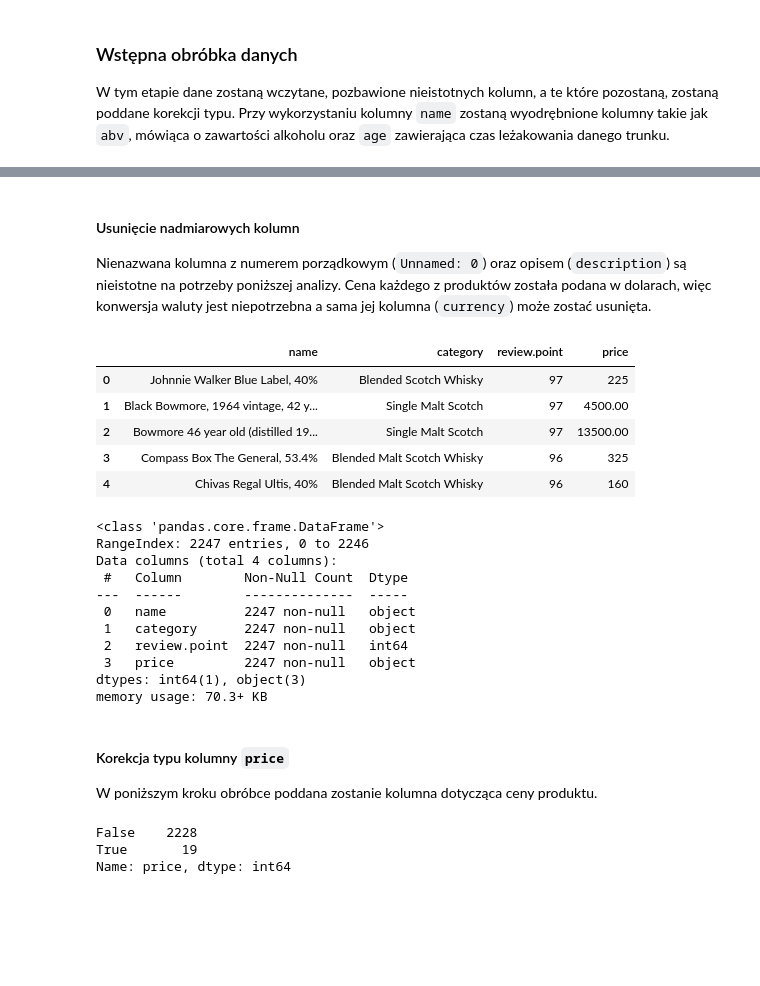
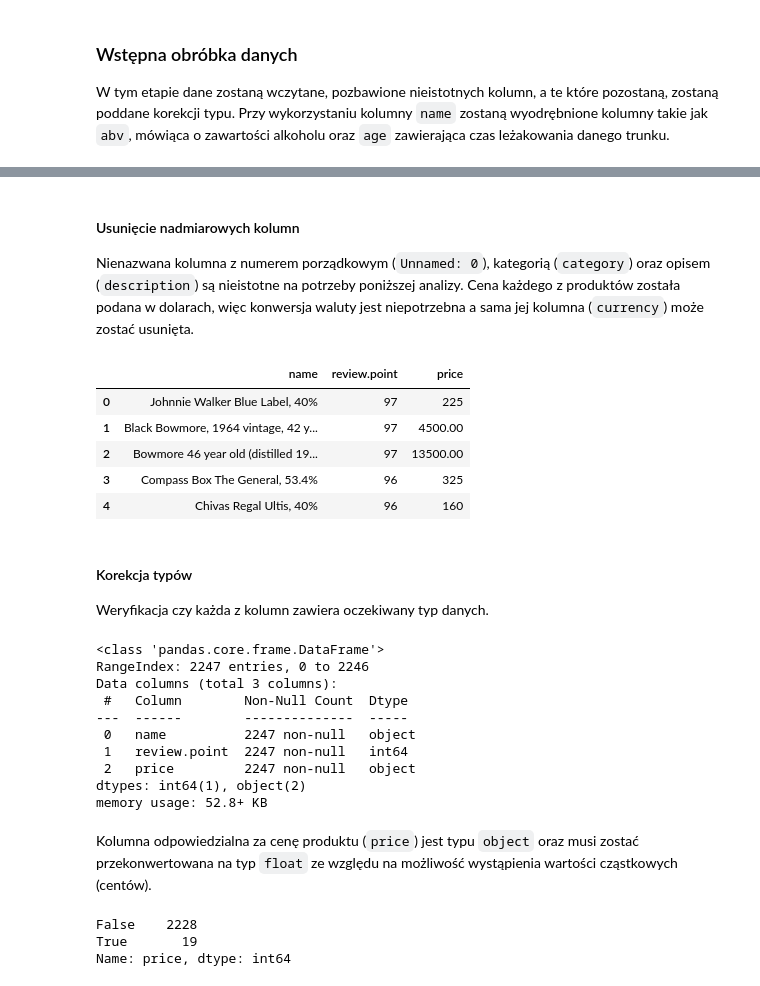
Before and after one commit to lynxoo/ue-wroc-sad, a Jupyter notebook: SAD.ipynb, the cells around one changed output, grey strips where cells are left out. Drawn from its saved outputs; the diff is of its cells as text; code cells hidden in the pictures; blank space fills up the shorter version.

```diff
--- a/SAD.ipynb
+++ b/SAD.ipynb
@@ -50,35 +50,36 @@ scotch.head(5)
 # %% [markdown]
 #### Usunięcie nadmiarowych kolumn
 
-Nienazwana kolumna z numerem porządkowym (`Unnamed: 0`) oraz opisem (`description`) są nieistotne na potrzeby poniższej analizy. Cena każdego z produktów została podana w dolarach, więc konwersja waluty jest niepotrzebna a sama jej kolumna (`currency`) może zostać usunięta.
+Nienazwana kolumna z numerem porządkowym (`Unnamed: 0`), kategorią (`category`) oraz opisem (`description`) są nieistotne na potrzeby poniższej analizy. Cena każdego z produktów została podana w dolarach, więc konwersja waluty jest niepotrzebna a sama jej kolumna (`currency`) może zostać usunięta.
 # %%
-scotch.drop(['Unnamed: 0', 'currency', 'description'], axis=1, inplace=True)
+scotch.drop(['Unnamed: 0', 'category', 'currency', 'description'], axis=1, inplace=True)
 scotch.head(5)
 # %% [output]
-|  | name | category | review.point | price |
-| 0 | Johnnie Walker Blue Label, 40% | Blended Scotch Whisky | 97 | 225 |
-| 1 | Black Bowmore, 1964 vintage, 42 y... | Single Malt Scotch | 97 | 4500.00 |
-| 2 | Bowmore 46 year old (distilled 19... | Single Malt Scotch | 97 | 13500.00 |
-| 3 | Compass Box The General, 53.4% | Blended Malt Scotch Whisky | 96 | 325 |
-| 4 | Chivas Regal Ultis, 40% | Blended Malt Scotch Whisky | 96 | 160 |
+|  | name | review.point | price |
+| 0 | Johnnie Walker Blue Label, 40% | 97 | 225 |
+| 1 | Black Bowmore, 1964 vintage, 42 y... | 97 | 4500.00 |
+| 2 | Bowmore 46 year old (distilled 19... | 97 | 13500.00 |
+| 3 | Compass Box The General, 53.4% | 96 | 325 |
+| 4 | Chivas Regal Ultis, 40% | 96 | 160 |
+# %% [markdown]
+#### Korekcja typów
+
+Weryfikacja czy każda z kolumn zawiera oczekiwany typ danych.
 # %%
 scotch.info()
 # %% [output]
 <class 'pandas.core.frame.DataFrame'>
 RangeIndex: 2247 entries, 0 to 2246
-Data columns (total 4 columns):
+Data columns (total 3 columns):
  #   Column        Non-Null Count  Dtype
 ---  ------        --------------  -----
  0   name          2247 non-null   object
- 1   category      2247 non-null   object
- 2   review.point  2247 non-null   int64
- 3   price         2247 non-null   object
-dtypes: int64(1), object(3)
-memory usage: 70.3+ KB
+ 1   review.point  2247 non-null   int64
+ 2   price         2247 non-null   object
+dtypes: int64(1), object(2)
+memory usage: 52.8+ KB
-# %% [markdown]
-#### Korekcja typu kolumny `price`
-
-W poniższym kroku obróbce poddana zostanie kolumna dotycząca ceny produktu.
+# %% [markdown]
+Kolumna odpowiedzialna za cenę produktu (`price`) jest typu `object` oraz musi zostać przekonwertowana na typ `float` ze względu na możliwość wystąpienia wartości cząstkowych (centów).
 # %%
 def parse_price(text):
   try:
```
Also changed, not shown: parts of 59 cells of this notebook.
